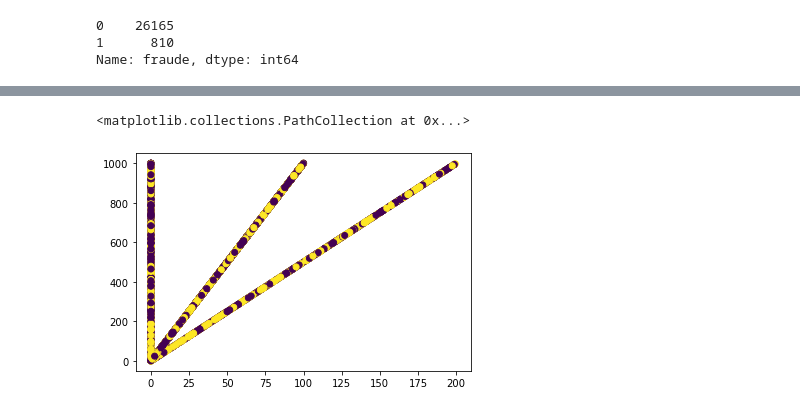
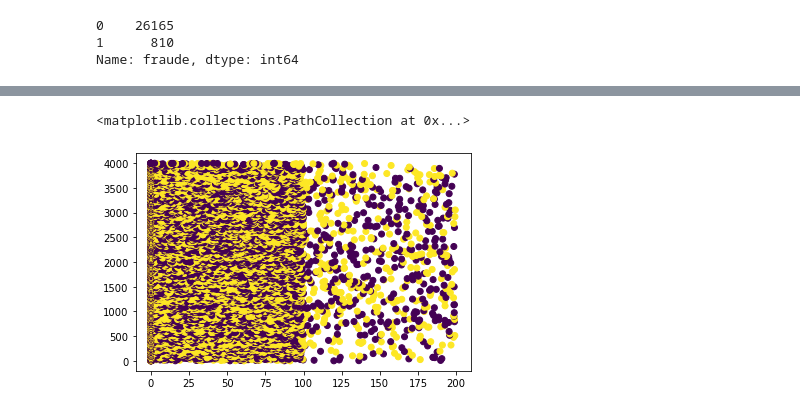
Before and after one commit to lucho8908/data_science_challenge, a Jupyter notebook: Data Analysis.ipynb, the cells around one changed output, grey strips where cells are left out. Drawn from its saved outputs; the diff is of its cells as text; code cells hidden in the pictures.

```diff
--- a/Data Analysis.ipynb
+++ b/Data Analysis.ipynb
@@ -281,8 +310,10 @@ Name: fraude, dtype: int64
 # %%
+data_df = data_df.drop(columns=['dispositivo_model', 'year', 'month'])
+
 kmeans = cluster.KMeans(n_clusters=2, random_state=100).fit(data_df)
 y_pred = kmeans.labels_
 
-plt.scatter(data_df['dcto'], data_df['monto'], c=y_pred)
+plt.scatter(data_df['dcto'], data_df['ID_USER'], c=y_pred)
 # %% [output]
 <matplotlib.collections.PathCollection at 0x...>
-[figure, old version]
+[figure, new version]
```
Also changed, not shown: parts of 22 cells of this notebook, 1 other file.
